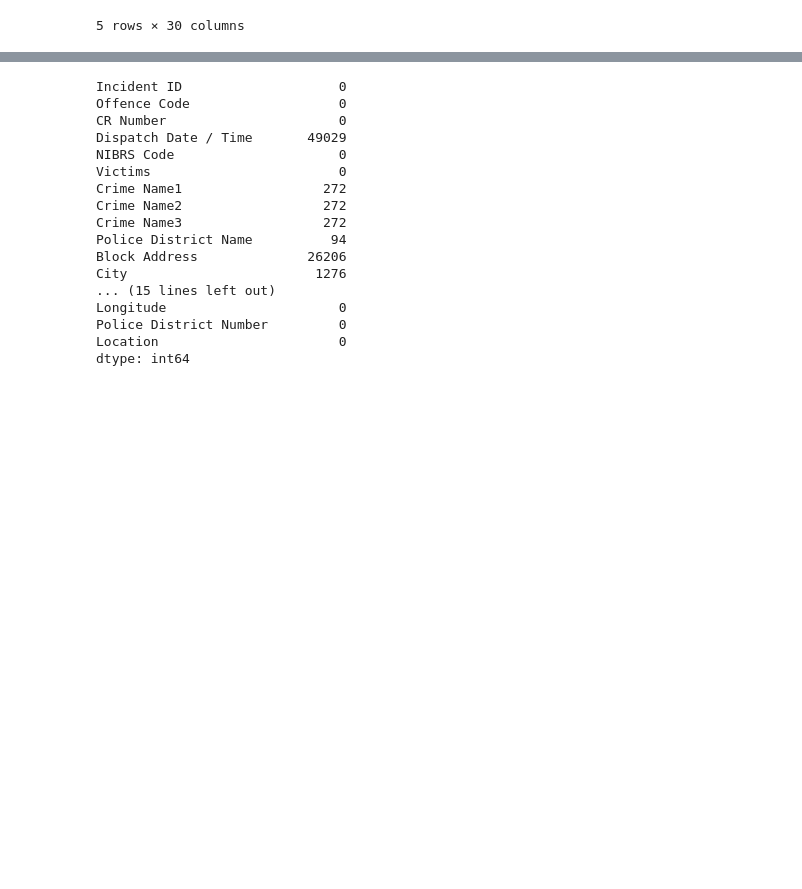
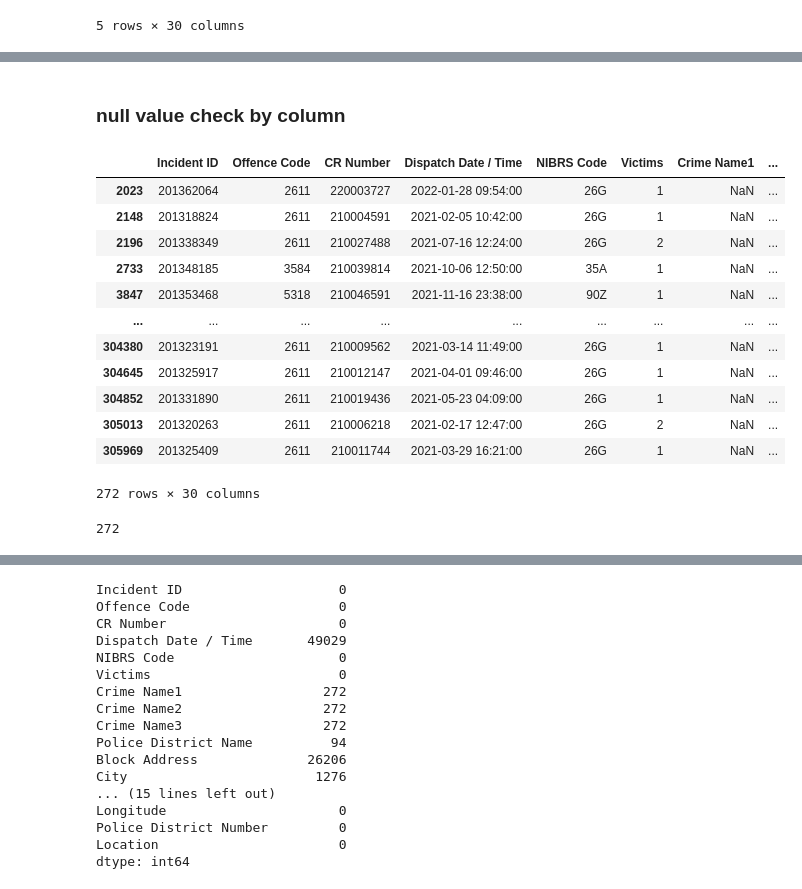
Before and after one commit to Isuru-Kingston/Crime_data, a Jupyter notebook: practical assignment.ipynb, the cells around one changed output, grey strips where cells are left out. Drawn from its saved outputs; the diff is of its cells as text; code cells hidden in the pictures; blank space fills up the shorter version.

```diff
--- a/practical assignment.ipynb
+++ b/practical assignment.ipynb
@@ -59,3 +60,28 @@ crimes.describe()
 | 50% | 2.012361e+08 | 1.900183e+08 | 1.000000 | 20878.000000 | 8.100000e+03 | 39.072844 | -77.099464 |
 | 75% | 2.013109e+08 | 2.000466e+08 | 1.000000 | 20904.000000 | 1.250000e+04 | 39.142072 | -77.029046 |
 | max | 2.013872e+08 | 2.204211e+08 | 22.000000 | 29882.000000 | 2.090600e+06 | 90.000000 | 0.000000 |
+# %% [markdown]
+### null value check by column
+# %%
+# checking null value of column name `Crime Name1`
+bool_series = pd.isnull(crimes["Crime Name1"])
+crimes[bool_series]
+# %% [output]
+|  | Incident ID | Offence Code | CR Number | Dispatch Date / Time | NIBRS Code | Victims | Crime Name1 | ... |
+| 2023 | 201362064 | 2611 | 220003727 | 2022-01-28 09:54:00 | 26G | 1 | NaN | ... |
+| 2148 | 201318824 | 2611 | 210004591 | 2021-02-05 10:42:00 | 26G | 1 | NaN | ... |
+| 2196 | 201338349 | 2611 | 210027488 | 2021-07-16 12:24:00 | 26G | 2 | NaN | ... |
+| 2733 | 201348185 | 3584 | 210039814 | 2021-10-06 12:50:00 | 35A | 1 | NaN | ... |
+| 3847 | 201353468 | 5318 | 210046591 | 2021-11-16 23:38:00 | 90Z | 1 | NaN | ... |
+| ... | ... | ... | ... | ... | ... | ... | ... | ... |
+| 304380 | 201323191 | 2611 | 210009562 | 2021-03-14 11:49:00 | 26G | 1 | NaN | ... |
+| 304645 | 201325917 | 2611 | 210012147 | 2021-04-01 09:46:00 | 26G | 1 | NaN | ... |
+| 304852 | 201331890 | 2611 | 210019436 | 2021-05-23 04:09:00 | 26G | 1 | NaN | ... |
+| 305013 | 201320263 | 2611 | 210006218 | 2021-02-17 12:47:00 | 26G | 2 | NaN | ... |
+| 305969 | 201325409 | 2611 | 210011744 | 2021-03-29 16:21:00 | 26G | 1 | NaN | ... |
+272 rows × 30 columns
+# %%
+# checking count of null values at column name `Crime Name1`
+crimes["Crime Name1"].isnull().sum()
+# %% [output]
+272
```
Also changed, not shown: parts of 44 cells of this notebook.
